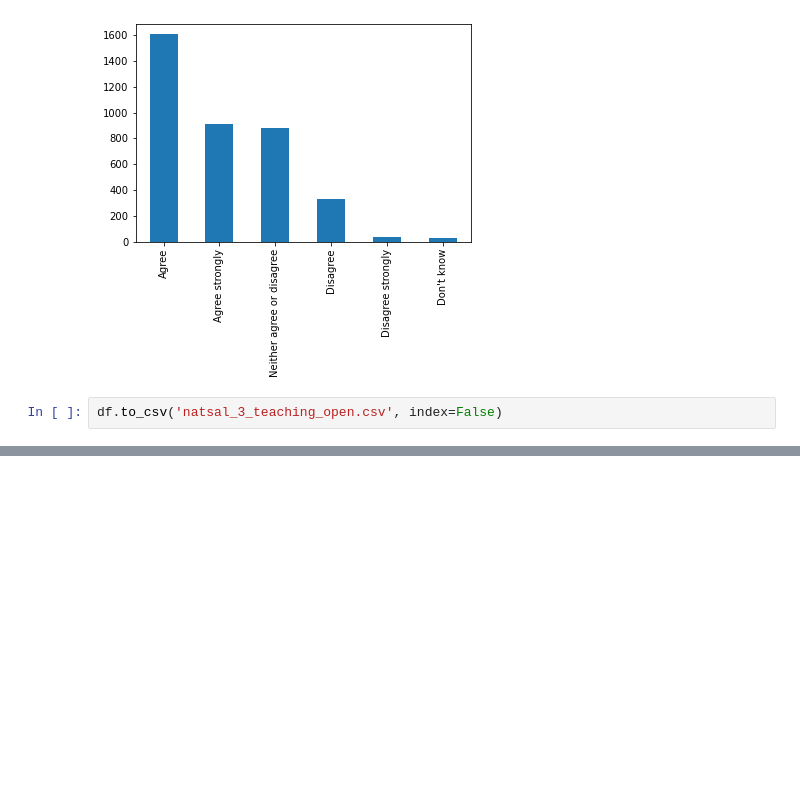
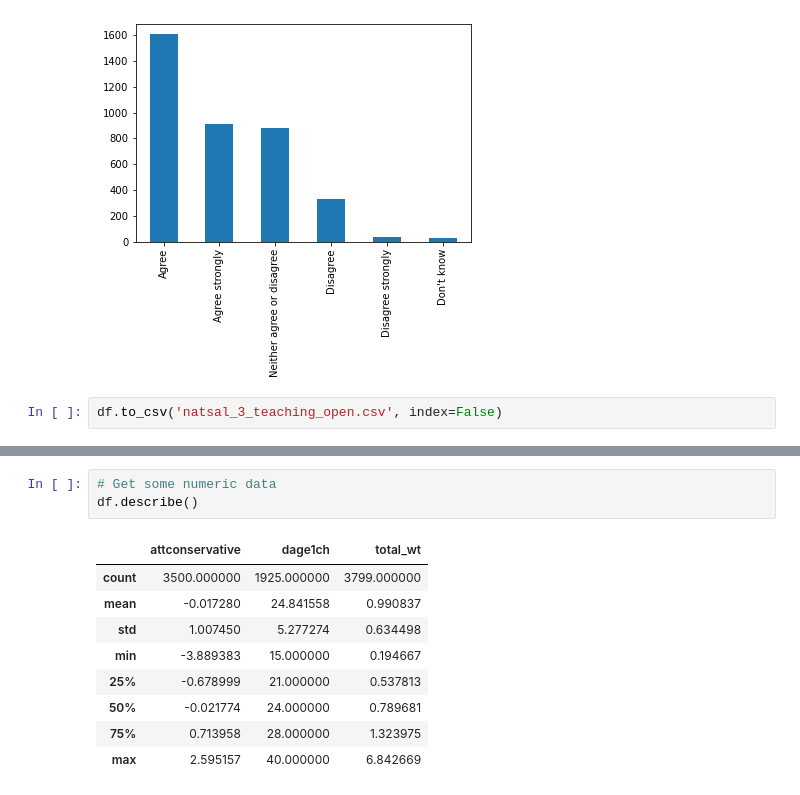
Before and after one commit to UKDataServiceOpen/Synthetic-Data, a Jupyter notebook: code-demo/NATSAL/NATSAL.ipynb, the cells around one changed output, grey strips where cells are left out. Drawn from its saved outputs; the diff is of its cells as text; blank space fills up the shorter version.

```diff
--- a/code-demo/NATSAL/NATSAL.ipynb
+++ b/code-demo/NATSAL/NATSAL.ipynb
@@ -79,0 +164,13 @@ df.to_csv('natsal_3_teaching_open.csv', index=False)
+# %%
+# Get some numeric data
+df.describe()
+# %% [output]
+|  | attconservative | dage1ch | total_wt |
+| count | 3500.000000 | 1925.000000 | 3799.000000 |
+| mean | -0.017280 | 24.841558 | 0.990837 |
+| std | 1.007450 | 5.277274 | 0.634498 |
+| min | -3.889383 | 15.000000 | 0.194667 |
+| 25% | -0.678999 | 21.000000 | 0.537813 |
+| 50% | -0.021774 | 24.000000 | 0.789681 |
+| 75% | 0.713958 | 28.000000 | 1.323975 |
+| max | 2.595157 | 40.000000 | 6.842669 |
```
Also changed, not shown: parts of 13 cells of this notebook.
